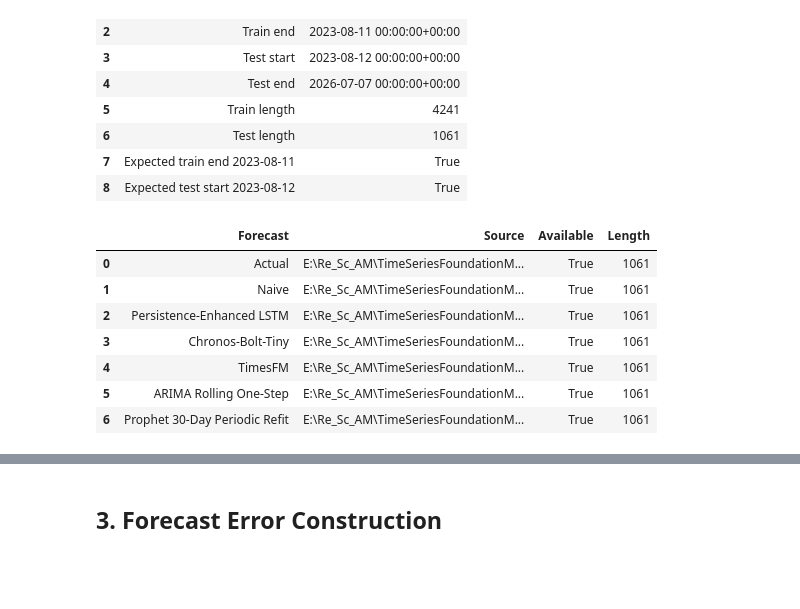
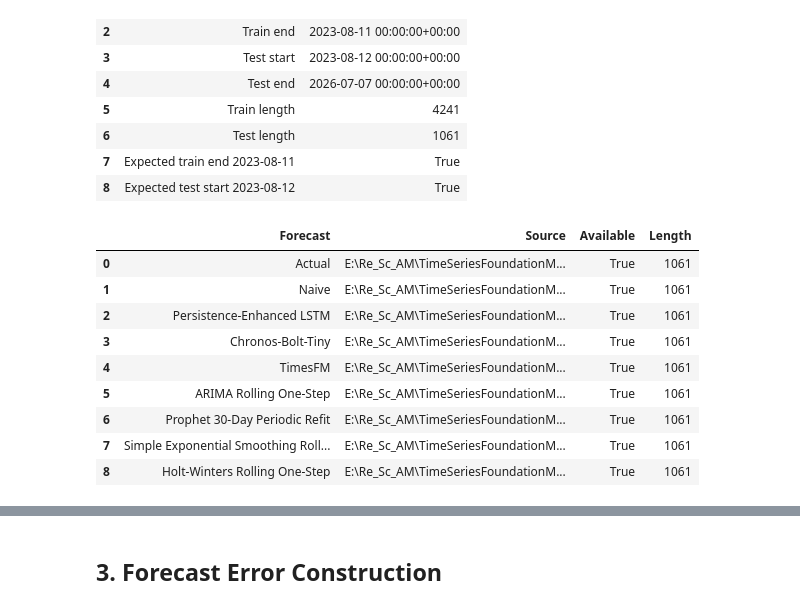
Before and after one commit to mdsoadsolaiman/Time-Series-Foundation-Models, a Jupyter notebook: notebooks/09_Statistical_Significance_Test.ipynb, the cells around one changed output, grey strips where cells are left out. Cells and saved outputs as stored; diff of their text form; code cells hidden in the pictures; blank space fills up the shorter version.

```diff
--- a/notebooks/09_Statistical_Significance_Test.ipynb
+++ b/notebooks/09_Statistical_Significance_Test.ipynb
@@ -93,7 +95,7 @@ missing_columns = [column for column in required_columns if column not in foreca
 if missing_columns:
     raise ValueError(f"Missing required forecast columns: {missing_columns}")
 
-assert forecast_results.shape == (1061, 7)
+assert forecast_results.shape == (1061, 9)
 assert forecast_results.index.is_unique
 assert forecast_results.index.is_monotonic_increasing
 assert forecast_results.index.equals(test.index)
@@ -102,33 +104,39 @@ assert np.isfinite(forecast_results[required_columns].to_numpy(dtype=float)).all
 
 y_test = forecast_results["Actual"].rename("Actual")
 naive_forecast = forecast_results["Naive"].rename("Naive")
 persistence_enhanced_lstm = forecast_results["Persistence_Enhanced_LSTM"].rename("Persistence-Enhanced LSTM")
 chronos_bolt_tiny_forecast = forecast_results["Chronos_Bolt_Tiny"].rename("Chronos-Bolt-Tiny")
 timesfm_forecast = forecast_results["TimesFM"].rename("TimesFM")
 arima_rolling_forecast = forecast_results["ARIMA_Rolling"].rename("ARIMA Rolling One-Step")
 prophet_periodic_forecast = forecast_results["Prophet_Periodic_Refit"].rename("Prophet 30-Day Periodic Refit")
+simple_exp_smoothing_forecast = forecast_results["Simple_Exp_Smoothing"].rename("Simple Exponential Smoothing Rolling One-Step")
+holt_winters_forecast = forecast_results["Holt_Winters"].rename("Holt-Winters Rolling One-Step")
 
 forecast_source_status = pd.DataFrame(
     [
         {"Forecast": "Actual", "Source": str(forecast_file), "Available": True, "Length": len(y_test)},
         {"Forecast": "Naive", "Source": str(forecast_file), "Available": True, "Length": len(naive_forecast)},
         {"Forecast": "Persistence-Enhanced LSTM", "Source": str(forecast_file), "Available": True, "Length": len(persistence_enhanced_lstm)},
         {"Forecast": "Chronos-Bolt-Tiny", "Source": str(forecast_file), "Available": True, "Length": len(chronos_bolt_tiny_forecast)},
         {"Forecast": "TimesFM", "Source": str(forecast_file), "Available": True, "Length": len(timesfm_forecast)},
         {"Forecast": "ARIMA Rolling One-Step", "Source": str(forecast_file), "Available": True, "Length": len(arima_rolling_forecast)},
         {"Forecast": "Prophet 30-Day Periodic Refit", "Source": str(forecast_file), "Available": True, "Length": len(prophet_periodic_forecast)},
+        {"Forecast": "Simple Exponential Smoothing Rolling One-Step", "Source": str(forecast_file), "Available": True, "Length": len(simple_exp_smoothing_forecast)},
+        {"Forecast": "Holt-Winters Rolling One-Step", "Source": str(forecast_file), "Available": True, "Length": len(holt_winters_forecast)},
     ]
 )
 forecast_source_status
 # %% [output]
 |  | Forecast | Source | Available | Length |
 | 0 | Actual | E:\Re_Sc_AM\TimeSeriesFoundationM... | True | 1061 |
 | 1 | Naive | E:\Re_Sc_AM\TimeSeriesFoundationM... | True | 1061 |
 | 2 | Persistence-Enhanced LSTM | E:\Re_Sc_AM\TimeSeriesFoundationM... | True | 1061 |
 | 3 | Chronos-Bolt-Tiny | E:\Re_Sc_AM\TimeSeriesFoundationM... | True | 1061 |
 | 4 | TimesFM | E:\Re_Sc_AM\TimeSeriesFoundationM... | True | 1061 |
 | 5 | ARIMA Rolling One-Step | E:\Re_Sc_AM\TimeSeriesFoundationM... | True | 1061 |
 | 6 | Prophet 30-Day Periodic Refit | E:\Re_Sc_AM\TimeSeriesFoundationM... | True | 1061 |
+| 7 | Simple Exponential Smoothing Roll... | E:\Re_Sc_AM\TimeSeriesFoundationM... | True | 1061 |
+| 8 | Holt-Winters Rolling One-Step | E:\Re_Sc_AM\TimeSeriesFoundationM... | True | 1061 |
 # %%
 forecasts_for_testing = {
     "Naive": naive_forecast,
```
Also changed, not shown: parts of 10 cells of this notebook, 1 other file.
